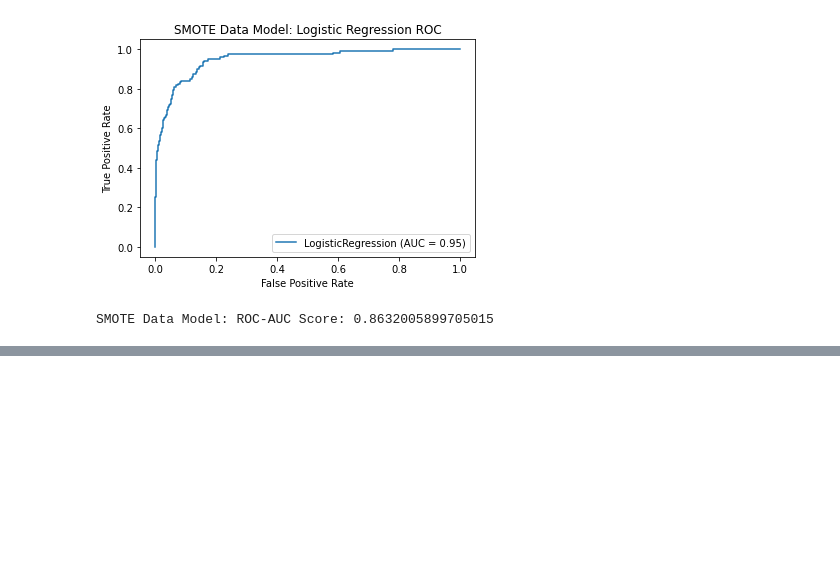
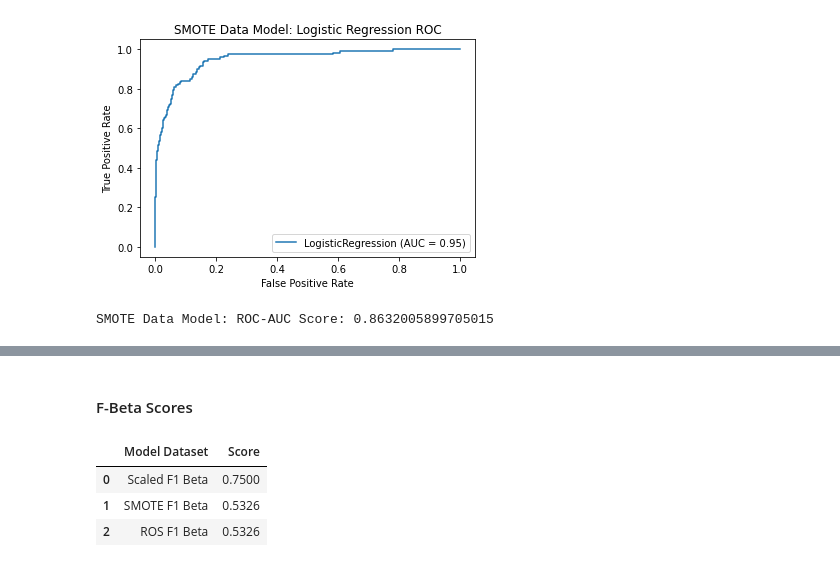
Before and after one commit to adgeli/Personal_Loan_Classification_Model, a Jupyter notebook: source code/Logistical Regression -musonda.ipynb, the cells around one changed output, grey strips where cells are left out. Saved outputs shown, nothing was run; the diff lists cells and outputs as text; code cells hidden in the pictures; blank space fills up the shorter version.

```diff
--- a/source code/Logistical Regression -musonda.ipynb
+++ b/source code/Logistical Regression -musonda.ipynb
@@ -385,0 +452,18 @@ SMOTE Data Model: ROC-AUC Score: 0.8632005899705015
+# %% [markdown]
+#### F-Beta Scores
+# %%
+# Create the model for F1 Scores & F1 Beta Scores dataframe
+f_scores = pd.DataFrame({
+    "Model Dataset" : ["Scaled F1 Beta",
+                       "SMOTE F1 Beta",
+                       "ROS F1 Beta"],
+    "Score" : [0.7500, 0.5326, 0.5326]
+})
+
+# Display the dataframe
+f_scores
+# %% [output]
+|  | Model Dataset | Score |
+| 0 | Scaled F1 Beta | 0.7500 |
+| 1 | SMOTE F1 Beta | 0.5326 |
+| 2 | ROS F1 Beta | 0.5326 |
```
Also changed, not shown: parts of 19 cells of this notebook.
